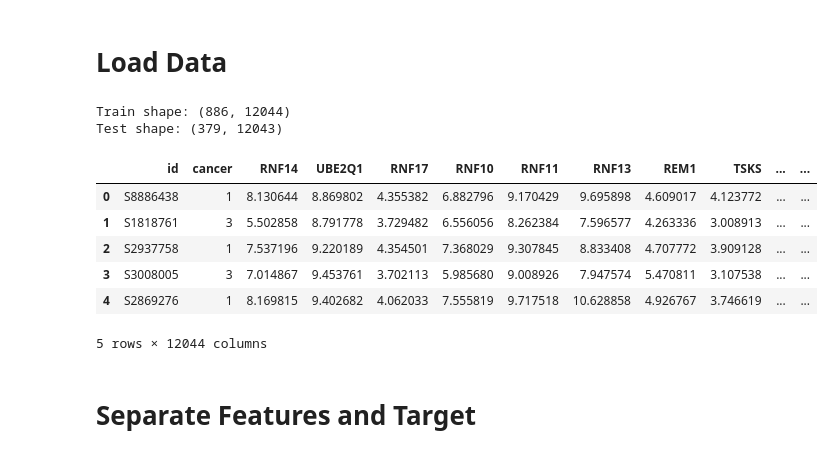
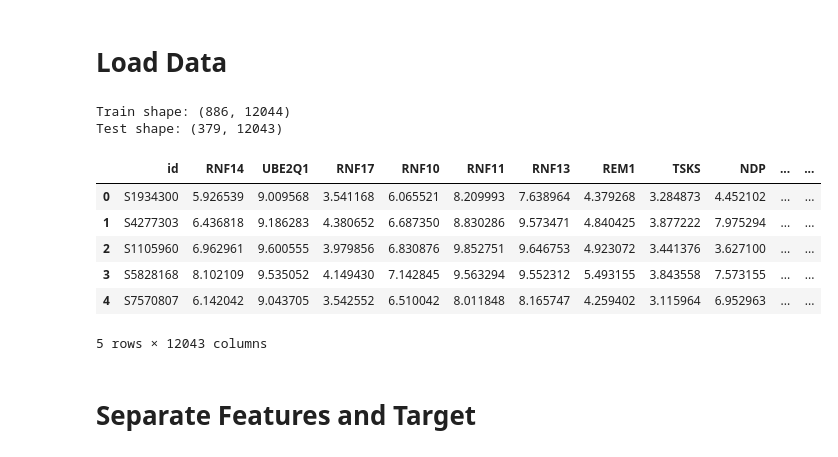
Before and after one commit to 2790125751tbh-oss/Cancer_Detection, a Jupyter notebook: Cancer_Detection.ipynb, the cells around one changed output. Saved outputs shown, nothing was run; the diff lists cells and outputs as text; code cells hidden in the pictures.

```diff
--- a/Cancer_Detection.ipynb
+++ b/Cancer_Detection.ipynb
@@ -3,39 +3,40 @@
 # %%
 import pandas as pd
 import numpy as np
 import matplotlib.pyplot as plt
 
 from sklearn.feature_selection import VarianceThreshold
 from sklearn.preprocessing import LabelEncoder, StandardScaler
 from sklearn.linear_model import LogisticRegression
 from sklearn.pipeline import Pipeline
 from sklearn.model_selection import cross_val_predict
 from scipy.spatial.distance import mahalanobis
 from scipy.stats import chi2
 from sklearn.decomposition import PCA
 
 VARIANCE_PERCENTILE_THRESHOLD = 10   # features with var < this are dropped
 MAHAL_ALPHA        = 0.001  # chi² significance level for outlier cutoff# (smaller = less aggressive removal)
 PRELIM_MAX_ITER    = 1000
 
 # Load datasets
 train = pd.read_csv("train.csv")
 test = pd.read_csv("test.csv")
 sample_sub = pd.read_csv("sample_submission.csv")
 
 print("Train shape:", train.shape)
 print("Test shape:", test.shape)
 train.head()
+test.head()
 # %% [output]
 Train shape: (886, 12044)
 Test shape: (379, 12043)
-|  | id | cancer | RNF14 | UBE2Q1 | RNF17 | RNF10 | RNF11 | RNF13 | REM1 | TSKS | ... | ... |
-| 0 | S8886438 | 1 | 8.130644 | 8.869802 | 4.355382 | 6.882796 | 9.170429 | 9.695898 | 4.609017 | 4.123772 | ... | ... |
-| 1 | S1818761 | 3 | 5.502858 | 8.791778 | 3.729482 | 6.556056 | 8.262384 | 7.596577 | 4.263336 | 3.008913 | ... | ... |
-| 2 | S2937758 | 1 | 7.537196 | 9.220189 | 4.354501 | 7.368029 | 9.307845 | 8.833408 | 4.707772 | 3.909128 | ... | ... |
-| 3 | S3008005 | 3 | 7.014867 | 9.453761 | 3.702113 | 5.985680 | 9.008926 | 7.947574 | 5.470811 | 3.107538 | ... | ... |
-| 4 | S2869276 | 1 | 8.169815 | 9.402682 | 4.062033 | 7.555819 | 9.717518 | 10.628858 | 4.926767 | 3.746619 | ... | ... |
+|  | id | RNF14 | UBE2Q1 | RNF17 | RNF10 | RNF11 | RNF13 | REM1 | TSKS | NDP | ... | ... |
+| 0 | S1934300 | 5.926539 | 9.009568 | 3.541168 | 6.065521 | 8.209993 | 7.638964 | 4.379268 | 3.284873 | 4.452102 | ... | ... |
+| 1 | S4277303 | 6.436818 | 9.186283 | 4.380652 | 6.687350 | 8.830286 | 9.573471 | 4.840425 | 3.877222 | 7.975294 | ... | ... |
+| 2 | S1105960 | 6.962961 | 9.600555 | 3.979856 | 6.830876 | 9.852751 | 9.646753 | 4.923072 | 3.441376 | 3.627100 | ... | ... |
+| 3 | S5828168 | 8.102109 | 9.535052 | 4.149430 | 7.142845 | 9.563294 | 9.552312 | 5.493155 | 3.843558 | 7.573155 | ... | ... |
+| 4 | S7570807 | 6.142042 | 9.043705 | 3.542552 | 6.510042 | 8.011848 | 8.165747 | 4.259402 | 3.115964 | 6.952963 | ... | ... |
-5 rows × 12044 columns
+5 rows × 12043 columns
 # %% [markdown]
 # Separate Features and Target
 # %%
```
Also changed, not shown: parts of 21 cells of this notebook.
